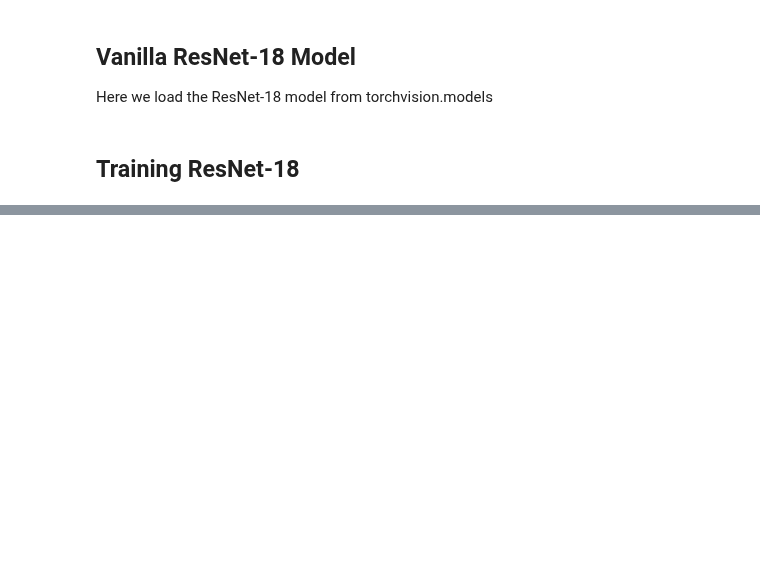
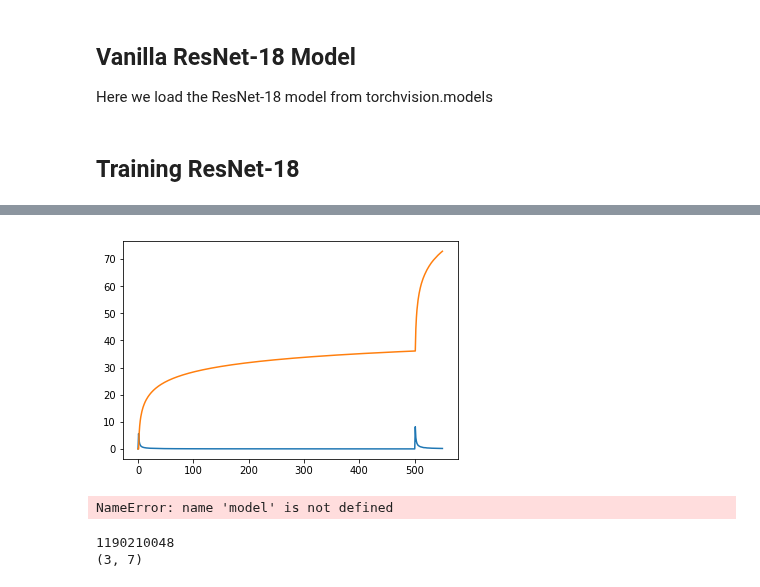
Before and after one commit to Etang21/octconv-pytorch, a Jupyter notebook: OctResNet-18 Experiments.ipynb, the cells around one changed output, grey strips where cells are left out. Saved outputs shown, nothing was run; the diff lists cells and outputs as text; code cells hidden in the pictures; blank space fills up the shorter version.

Commit message:
Trained One Epoch of OctResNet

```diff
--- a/OctResNet-18 Experiments.ipynb
+++ b/OctResNet-18 Experiments.ipynb
@@ -113,7 +110,7 @@ Here we load the ResNet-18 model from torchvision.models
 ## Training ResNet-18
 # %%
 # Taken from https://pytorch.org/tutorials/beginner/transfer_learning_tutorial.html
-
+train_losses = [0]
 def train_model(model, criterion, optimizer, scheduler=None, num_epochs=25):
     since = time.time()
 
@@ -134,9 +131,11 @@ def train_model(model, criterion, optimizer, scheduler=None, num_epochs=25):
                 model.eval()   # Set model to evaluate mode
 
             running_loss = 0.0
+            running_loss_last = 0.0
             running_corrects = 0
 
             # Iterate over data.
+            iter_count = 1
             for inputs, labels in dataloaders[phase]:
 #                 print("Iterating over batch of size {}".format(len(inputs)))
                 inputs = inputs.to(device)
@@ -160,6 +159,14 @@ def train_model(model, criterion, optimizer, scheduler=None, num_epochs=25):
                 # statistics
                 running_loss += loss.item() * inputs.size(0)
                 running_corrects += torch.sum(preds == labels.data)
+                if iter_count % 50 == 0:
+                    time_elapsed = time.time() - since
+                    print('Average loss over iteration {} to {} =  {:.4f}'.format(iter_count - 50, iter_count, (running_loss - running_loss_last)/(iter_count*inputs.shape[0])))
+                    print('Time elapsed: {:.0f}m {:.0f}s'.format(
+        time_elapsed // 60, time_elapsed % 60))
+                    train_losses.append((running_loss - running_loss_last)/(iter_count*inputs.shape[0]))
+                    running_loss_last = running_loss
+                iter_count += 1
 
             epoch_loss = running_loss / dataset_sizes[phase]
             epoch_acc = running_corrects.double() / dataset_sizes[phase]
@@ -196,0 +235,18 @@ KeyboardInterrupt:
+# %%
+plt.plot(train_losses)
+actual_train_losses = [np.sum(train_losses[:i]) for i in range(len(train_losses))]
+plt.plot(actual_train_losses)
+plt.show()
+# %% [output]
+[figure, added]
+# %%
+#Save model?
+torch.save(model.state_dict(), './best_oct_model.wts')
+# %% [output]
+NameError: name 'model' is not defined
+# %%
+print(torch.cuda.max_memory_allocated(device))
+print(torch.cuda.get_device_capability(device))
+# %% [output]
+1190210048
+(3, 7)
```
Also changed, not shown: parts of 5 cells of this notebook, 1 other file.
